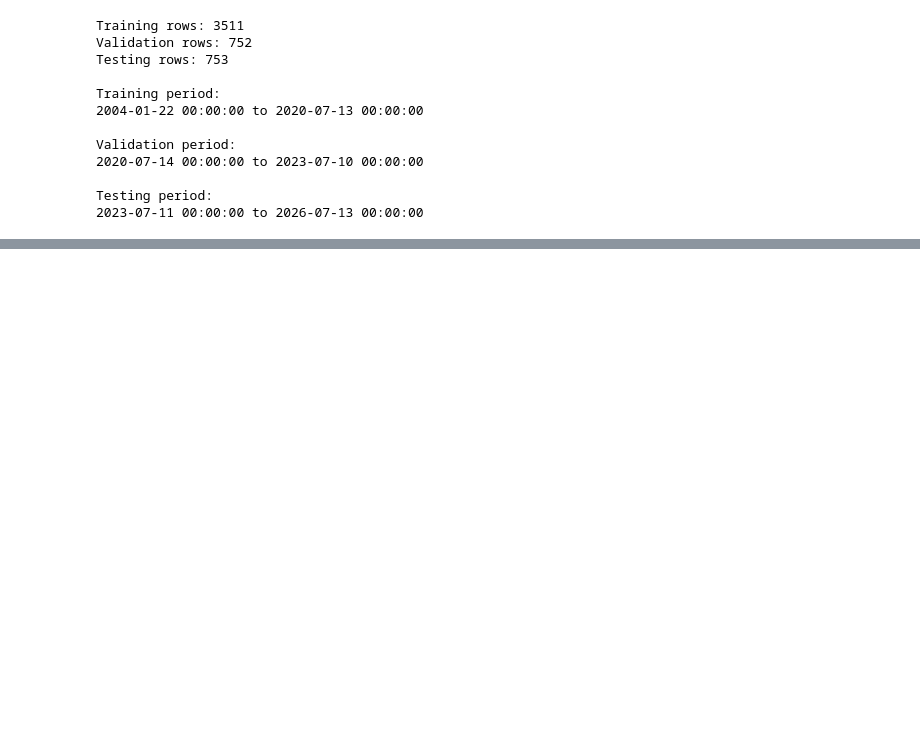
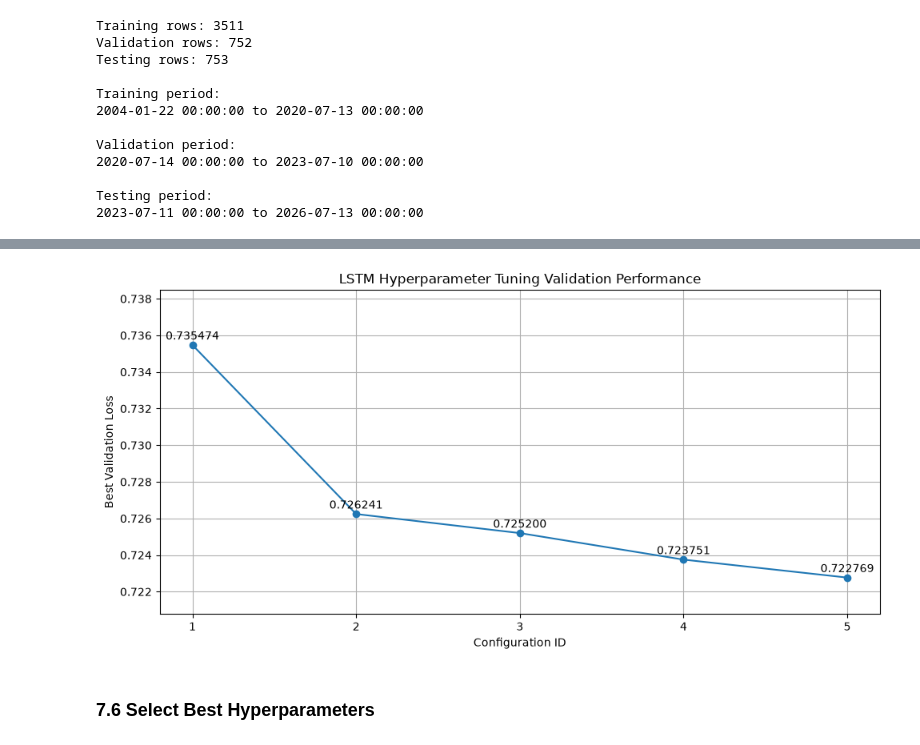
Before and after one commit to khgaurav/macro-commodity-ml, a Jupyter notebook: lstm_gold_prediction.ipynb, the cells around one changed output, grey strips where cells are left out. Saved outputs shown, nothing was run; the diff lists cells and outputs as text; code cells hidden in the pictures; blank space fills up the shorter version.

```diff
--- a/lstm_gold_prediction.ipynb
+++ b/lstm_gold_prediction.ipynb
@@ -125,0 +754,9 @@ Testing period:
+# %%
+tuning_results_df = pd.DataFrame(tuning_results)
+
+tuning_results_df = tuning_results_df.sort_values(
+    by="best_validation_loss",
+    ascending=True
+).reset_index(drop=True)
+
+tuning_results_df
@@ -125,0 +770,40 @@ Testing period:
+# %%
+plot_results_df = tuning_results_df.sort_values(
+    by="config_id"
+)
+
+plt.figure(figsize=(10, 5))
+
+plt.plot(
+    plot_results_df["config_id"].astype(str),
+    plot_results_df["best_validation_loss"],
+    marker="o"
+)
+
+for _, row in plot_results_df.iterrows():
+    plt.text(
+        str(int(row["config_id"])),
+        row["best_validation_loss"] + 0.0003,
+        f'{row["best_validation_loss"]:.6f}',
+        ha="center"
+    )
+
+minimum_loss = plot_results_df["best_validation_loss"].min()
+maximum_loss = plot_results_df["best_validation_loss"].max()
+
+plt.ylim(
+    minimum_loss - 0.002,
+    maximum_loss + 0.003
+)
+
+plt.xlabel("Configuration ID")
+plt.ylabel("Best Validation Loss")
+plt.title("LSTM Hyperparameter Tuning Validation Performance")
+plt.grid(True)
+
+plt.tight_layout()
+plt.show()
+# %% [output]
+[figure, added]
+# %% [markdown]
+### 7.6 Select Best Hyperparameters
```
Also changed, not shown: parts of 68 cells of this notebook, 3 other files.
